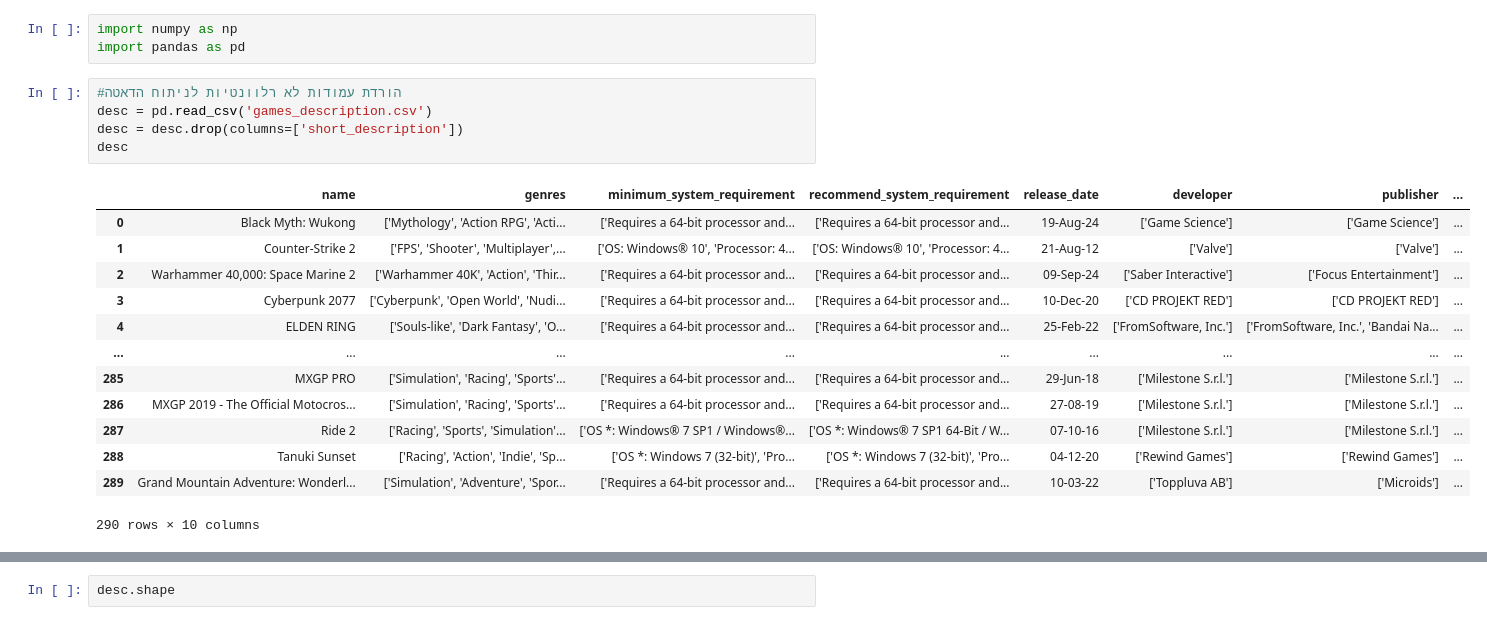
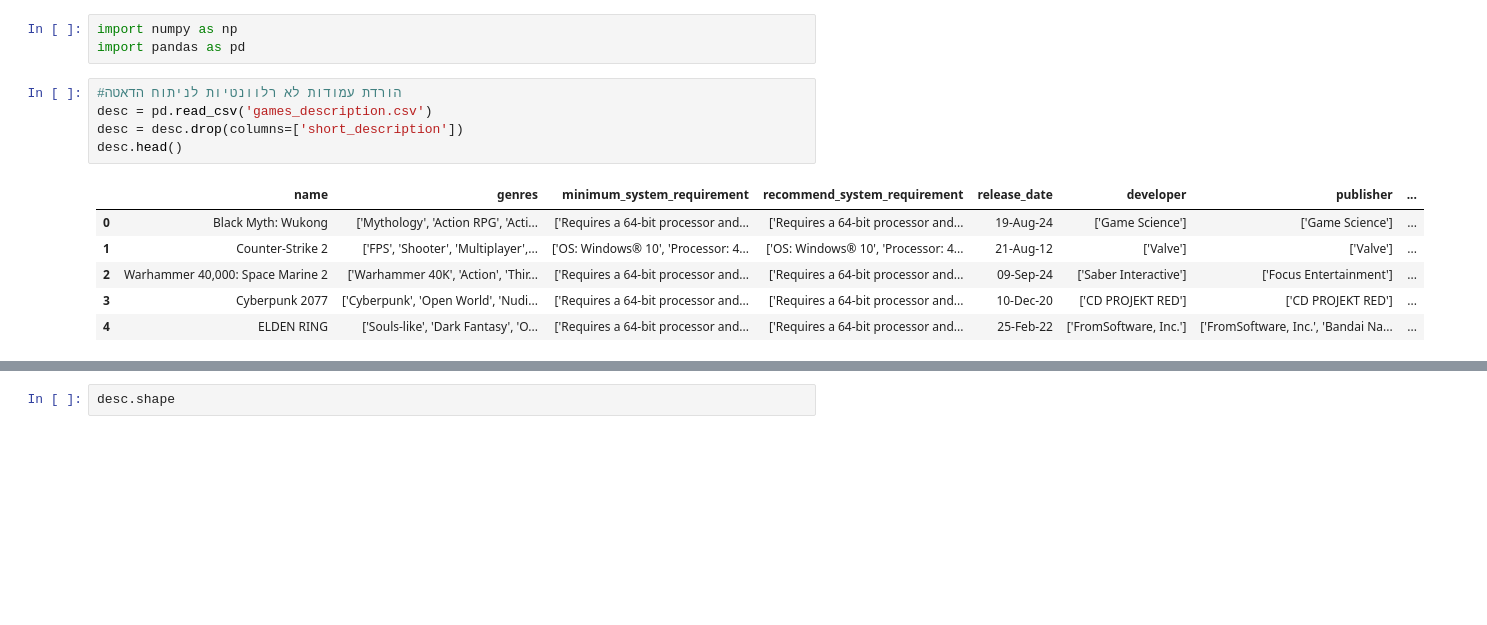
Before and after one commit to OfirBH/Steam_Final_Project, a Jupyter notebook: steam_final_project.ipynb, the cells around one changed output, grey strips where cells are left out. Cells and saved outputs as stored; diff of their text form; blank space fills up the shorter version.

```diff
--- a/steam_final_project.ipynb
+++ b/steam_final_project.ipynb
@@ -4,21 +4,14 @@ import pandas as pd
 # %%
 #הורדת עמודות לא רלוונטיות לניתוח הדאטה
 desc = pd.read_csv('games_description.csv')
 desc = desc.drop(columns=['short_description'])
-desc
+desc.head()
 # %% [output]
 |  | name | genres | minimum_system_requirement | recommend_system_requirement | release_date | developer | publisher | ... |
 | 0 | Black Myth: Wukong | ['Mythology', 'Action RPG', 'Acti... | ['Requires a 64-bit processor and... | ['Requires a 64-bit processor and... | 19-Aug-24 | ['Game Science'] | ['Game Science'] | ... |
 | 1 | Counter-Strike 2 | ['FPS', 'Shooter', 'Multiplayer',... | ['OS: Windows® 10', 'Processor: 4... | ['OS: Windows® 10', 'Processor: 4... | 21-Aug-12 | ['Valve'] | ['Valve'] | ... |
 | 2 | Warhammer 40,000: Space Marine 2 | ['Warhammer 40K', 'Action', 'Thir... | ['Requires a 64-bit processor and... | ['Requires a 64-bit processor and... | 09-Sep-24 | ['Saber Interactive'] | ['Focus Entertainment'] | ... |
 | 3 | Cyberpunk 2077 | ['Cyberpunk', 'Open World', 'Nudi... | ['Requires a 64-bit processor and... | ['Requires a 64-bit processor and... | 10-Dec-20 | ['CD PROJEKT RED'] | ['CD PROJEKT RED'] | ... |
 | 4 | ELDEN RING | ['Souls-like', 'Dark Fantasy', 'O... | ['Requires a 64-bit processor and... | ['Requires a 64-bit processor and... | 25-Feb-22 | ['FromSoftware, Inc.'] | ['FromSoftware, Inc.', 'Bandai Na... | ... |
-| ... | ... | ... | ... | ... | ... | ... | ... | ... |
-| 285 | MXGP PRO | ['Simulation', 'Racing', 'Sports'... | ['Requires a 64-bit processor and... | ['Requires a 64-bit processor and... | 29-Jun-18 | ['Milestone S.r.l.'] | ['Milestone S.r.l.'] | ... |
-| 286 | MXGP 2019 - The Official Motocros... | ['Simulation', 'Racing', 'Sports'... | ['Requires a 64-bit processor and... | ['Requires a 64-bit processor and... | 27-08-19 | ['Milestone S.r.l.'] | ['Milestone S.r.l.'] | ... |
-| 287 | Ride 2 | ['Racing', 'Sports', 'Simulation'... | ['OS *: Windows® 7 SP1 / Windows®... | ['OS *: Windows® 7 SP1 64-Bit / W... | 07-10-16 | ['Milestone S.r.l.'] | ['Milestone S.r.l.'] | ... |
-| 288 | Tanuki Sunset | ['Racing', 'Action', 'Indie', 'Sp... | ['OS *: Windows 7 (32-bit)', 'Pro... | ['OS *: Windows 7 (32-bit)', 'Pro... | 04-12-20 | ['Rewind Games'] | ['Rewind Games'] | ... |
-| 289 | Grand Mountain Adventure: Wonderl... | ['Simulation', 'Adventure', 'Spor... | ['Requires a 64-bit processor and... | ['Requires a 64-bit processor and... | 10-03-22 | ['Toppluva AB'] | ['Microids'] | ... |
-290 rows × 10 columns
 # %%
 rank = pd.read_csv('games_ranking.csv')
```
Also changed, not shown: parts of 38 cells of this notebook, 1 other file.
